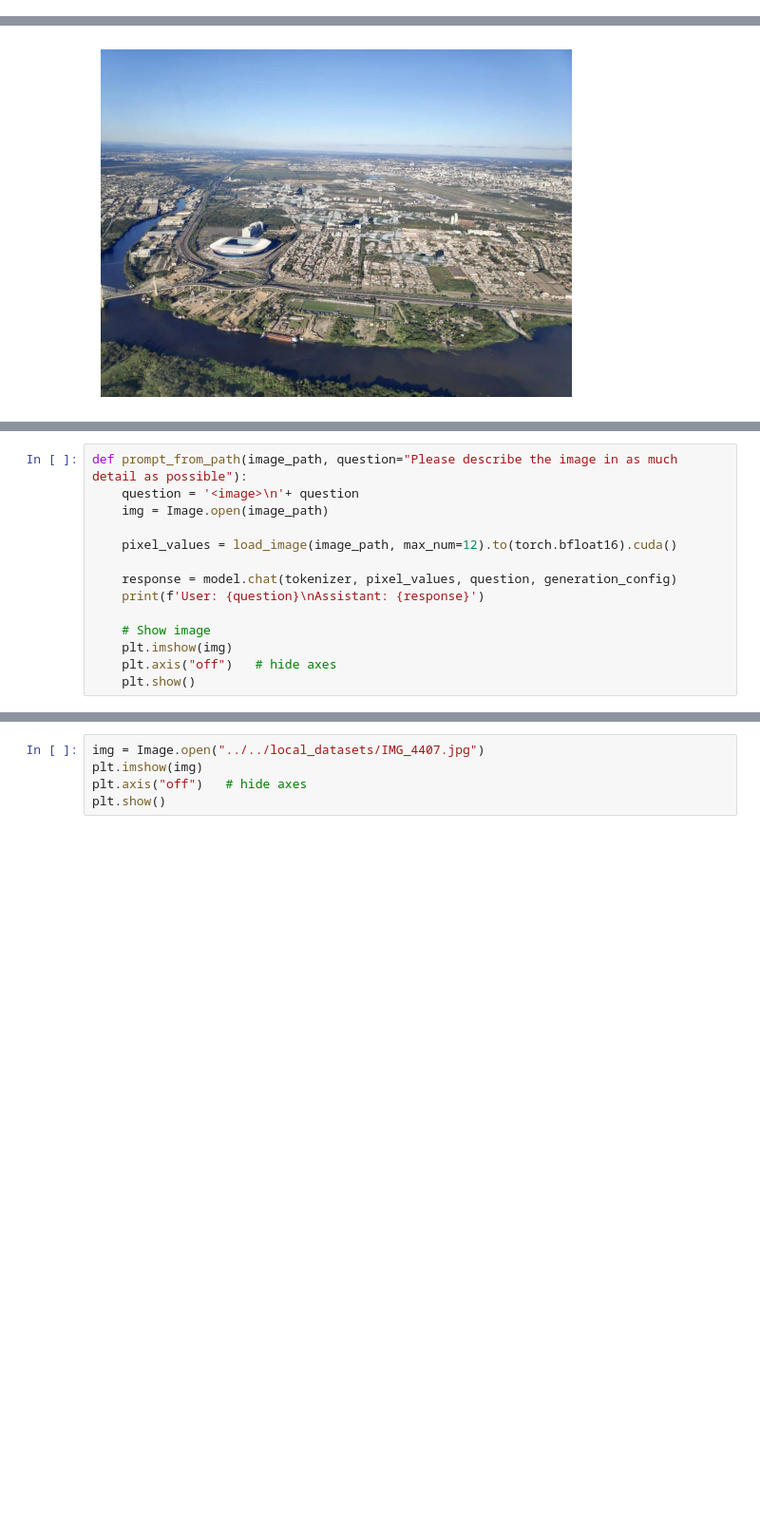
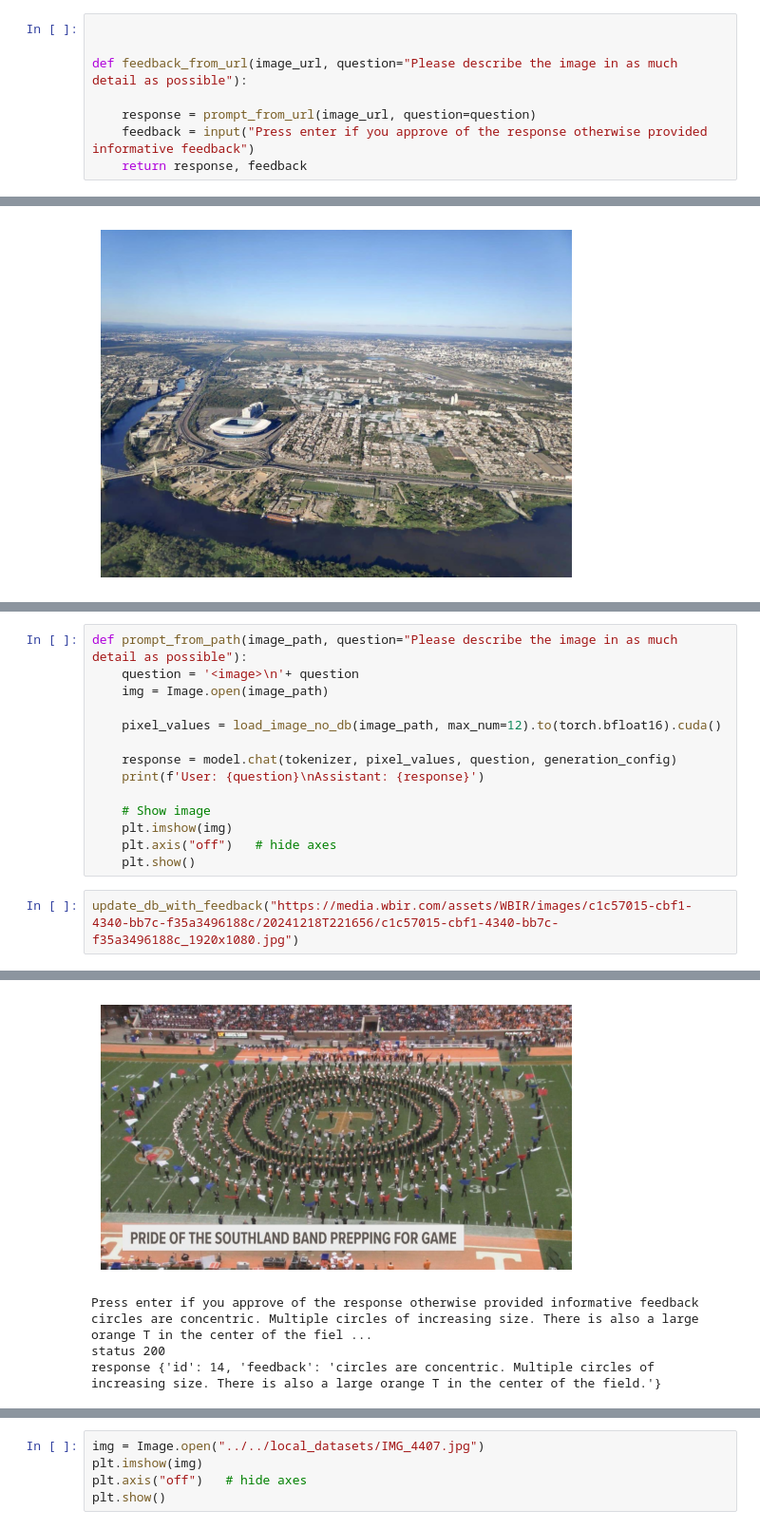
Before and after one commit to deving09/elbiat, a Jupyter notebook: multiturn_vlm.ipynb, the cells around one changed output, grey strips where cells are left out. Shown at 95% size. Cells and saved outputs as stored; diff of their text form; blank space fills up the shorter version.

```diff
--- a/multiturn_vlm.ipynb
+++ b/multiturn_vlm.ipynb
@@ -17,0 +78,8 @@ import decord
+# %%
+
+
+def feedback_from_url(image_url, question="Please describe the image in as much detail as possible"):
+
+    response = prompt_from_url(image_url, question=question)
+    feedback = input("Press enter if you approve of the response otherwise provided informative feedback")
+    return response, feedback
@@ -492,6 +896,6 @@ def prompt_from_path(image_path, question="Please describe the image in as much
     img = Image.open(image_path)
 
-    pixel_values = load_image(image_path, max_num=12).to(torch.bfloat16).cuda()
+    pixel_values = load_image_no_db(image_path, max_num=12).to(torch.bfloat16).cuda()
 
     response = model.chat(tokenizer, pixel_values, question, generation_config)
     print(f'User: {question}\nAssistant: {response}')
@@ -500,3 +904,6 @@ def prompt_from_path(image_path, question="Please describe the image in as much
     plt.imshow(img)
     plt.axis("off")   # hide axes
     plt.show()
+# %%
+update_db_with_feedback("https://media.wbir.com/assets/WBIR/images/c1c57015-cbf1-4340-bb7c-f35a3496188c/20241218T221656/c1c57015-cbf1-4340-bb7c-f35a3496188c_1920x1080.jpg")
+# %% [output]
@@ -503,3 +913,7 @@ def prompt_from_path(image_path, question="Please describe the image in as much
+[figure, added]
+Press enter if you approve of the response otherwise provided informative feedback circles are concentric. Multiple circles of increasing size. There is also a large orange T in the center of the fiel ...
+status 200
+response {'id': 14, 'feedback': 'circles are concentric. Multiple circles of increasing size. There is also a large orange T in the center of the field.'}
 # %%
 prompt_from_url("https://image.cnbcfm.com/api/v1/image/107196244-1676618256129-An_Li.jpg?v=1676635561&w=1260&h=709&ffmt=webp&vtcrop=y")
 # %% [output]
```
Also changed, not shown: parts of 59 cells of this notebook.
